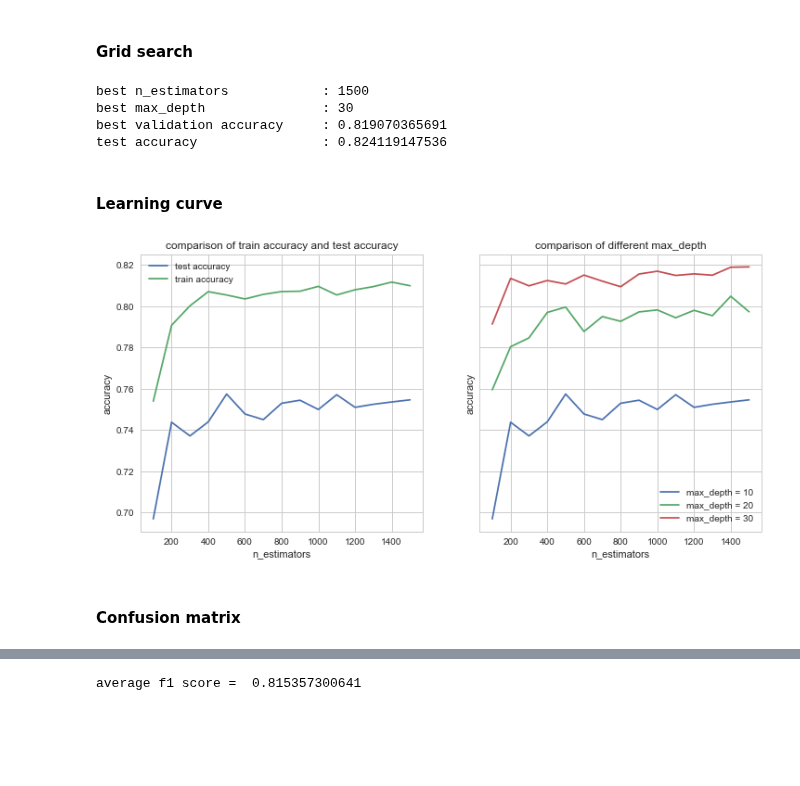
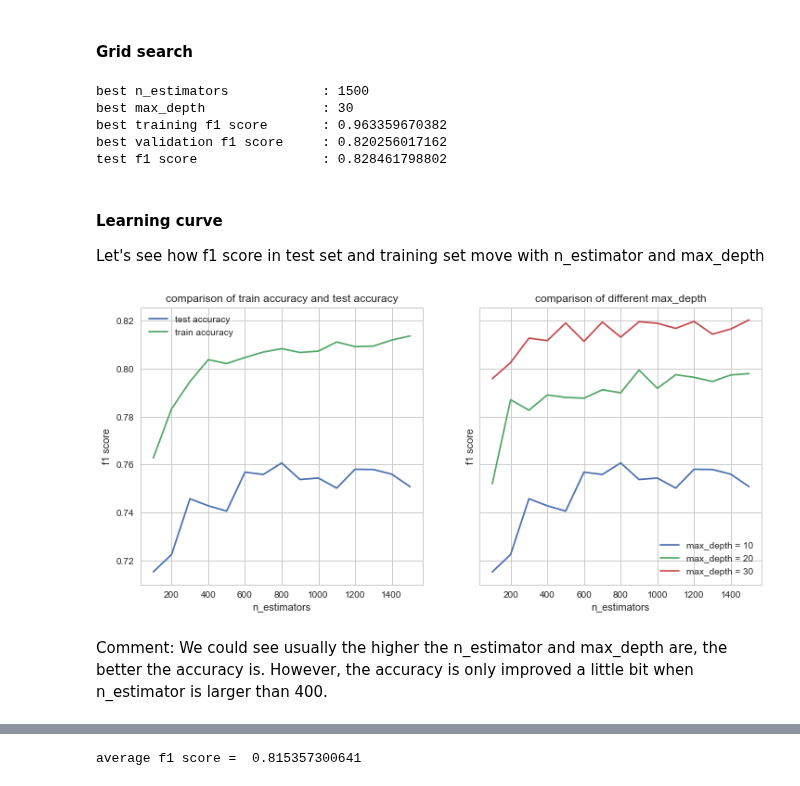
Before and after one commit to sanadhis/ADA-2017, a Jupyter notebook: 04 - Applied ML/Homework04.ipynb, the cells around one changed output, grey strips where cells are left out. Saved outputs shown, nothing was run; the diff lists cells and outputs as text; code cells hidden in the pictures; blank space fills up the shorter version.

```diff
--- a/04 - Applied ML/Homework04.ipynb
+++ b/04 - Applied ML/Homework04.ipynb
@@ -1065,15 +1064,15 @@ In this part we don't use cross validation during grid search. Based on the requ
 #### Grid search
 # %%
 # variables to store the best parameters and model
-accuracy = best_accuracy = best_n_estimators = best_max_depth = 0
+best_fscore_tr = fscore = best_fscore = best_n_estimators = best_max_depth = 0
 
 n1 = 15
 n2 = 3
 
 n_estimators_arr = [i*100 + 100 for i in range(n1)]
 max_depth_arr = [i*10 + 10 for i in range(n2)]
-accuracy_test_array = np.zeros([n1,n2])
-accuracy_train_array = np.zeros([n1,n2])
+fscore_test_array = np.zeros([n1,n2])
+fscore_train_array = np.zeros([n1,n2])
 
 # grid search the best parameters
 for i, n_estimators in enumerate(n_estimators_arr):
@@ -1087,47 +1086,51 @@ for i, n_estimators in enumerate(n_estimators_arr):
 
         # test the performance with validation set
         # 'macro' means calculating metrics for each label, and finding their unweighted mean
-        accuracy = accuracy_test_array[i,j] = f1_score(y_val, clf.predict(x_val), average = 'macro')
-        accuracy_train_array[i,j] = f1_score(y_train, clf.predict(x_train), average = 'macro')
+        fscore = fscore_test_array[i,j] = f1_score(y_val, clf.predict(x_val), average = 'macro')
+        fscore_train_array[i,j] = f1_score(y_train, clf.predict(x_train), average = 'macro')
 
         # record the best one
-        if accuracy > best_accuracy:
-            best_accuracy = accuracy
+        if fscore > best_fscore:
+            best_fscore = fscore
+            best_fscore_tr = fscore_train_array[i,j]
             best_n_estimators = n_estimators
             best_max_depth = max_depth
             best_model = clf
 
 print('best n_estimators            :', n_estimators)
 print('best max_depth               :', max_depth)
-print('best validation accuracy     :', best_accuracy)
-print('test accuracy                :', f1_score(y_test, best_model.predict(x_test), average = 'macro'))
+print('best training f1 score       :', best_fscore_tr)
+print('best validation f1 score     :', best_fscore)
+print('test f1 score                :', f1_score(y_test, best_model.predict(x_test), average = 'macro'))
 # %% [output]
 best n_estimators            : 1500
 best max_depth               : 30
-best validation accuracy     : 0.819070365691
-test accuracy                : 0.824119147536
+best training f1 score       : 0.963359670382
+best validation f1 score     : 0.820256017162
+test f1 score                : 0.828461798802
-# %% [markdown]
-#### Learning curve
+# %% [markdown]
+#### Learning curve
+Let's see how f1 score in test set and training set move with n_estimator and max_depth
 # %%
 f, (ax1, ax2) = plt.subplots(1,2, sharex=True, sharey=True)
 f.set_figwidth(12)
-ax1.plot(n_estimators_arr, accuracy_test_array[:,0], label = 'test accuracy')
-ax1.plot(n_estimators_arr, accuracy_train_array[:,0], label = 'train accuracy')
+ax1.plot(n_estimators_arr, fscore_test_array[:,0], label = 'test accuracy')
+ax1.plot(n_estimators_arr, fscore_train_array[:,0], label = 'train accuracy')
 ax1.set_xlabel('n_estimators')
-ax1.set_ylabel('accuracy')
+ax1.set_ylabel('f1 score')
 ax1.set_title('comparison of train accuracy and test accuracy')
 ax1.legend()
 
-ax2.plot(n_estimators_arr, accuracy_test_array[:,0], label = 'max_depth = 10')
-ax2.plot(n_estimators_arr, accuracy_test_array[:,1], label = 'max_depth = 20')
-ax2.plot(n_estimators_arr, accuracy_test_array[:,2], label = 'max_depth = 30')
+ax2.plot(n_estimators_arr, fscore_test_array[:,0], label = 'max_depth = 10')
+ax2.plot(n_estimators_arr, fscore_test_array[:,1], label = 'max_depth = 20')
+ax2.plot(n_estimators_arr, fscore_test_array[:,2], label = 'max_depth = 30')
 ax2.set_xlabel('n_estimators')
-ax2.set_ylabel('accuracy')
+ax2.set_ylabel('f1 score')
 ax2.set_title('comparison of different max_depth')
 ax2.legend()
 
 plt.show()
 # %% [output]
-[figure, old version]
+[figure, new version]
-# %% [markdown]
-#### Confusion matrix
+# %% [markdown]
+Comment: We could see usually the higher the n_estimator and max_depth are, the better the accuracy is. However, the accuracy is only improved a little bit when n_estimator is larger than 400.
```
Also changed, not shown: parts of 7 cells of this notebook.
